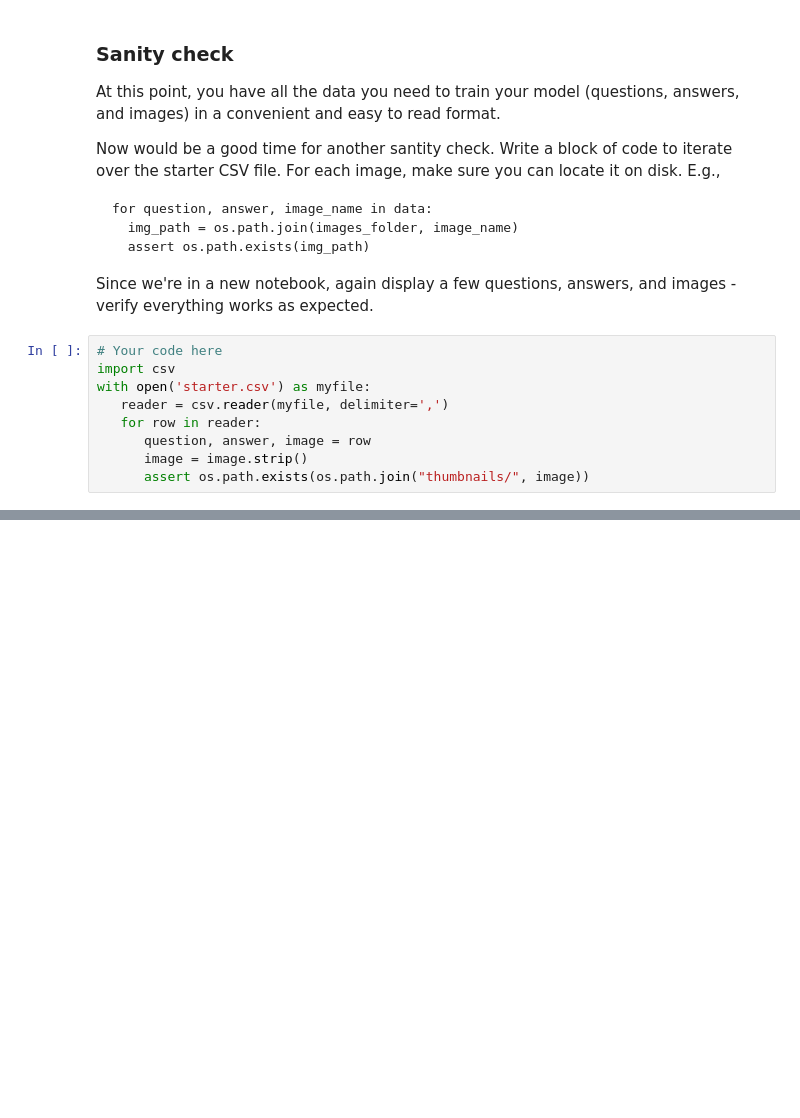
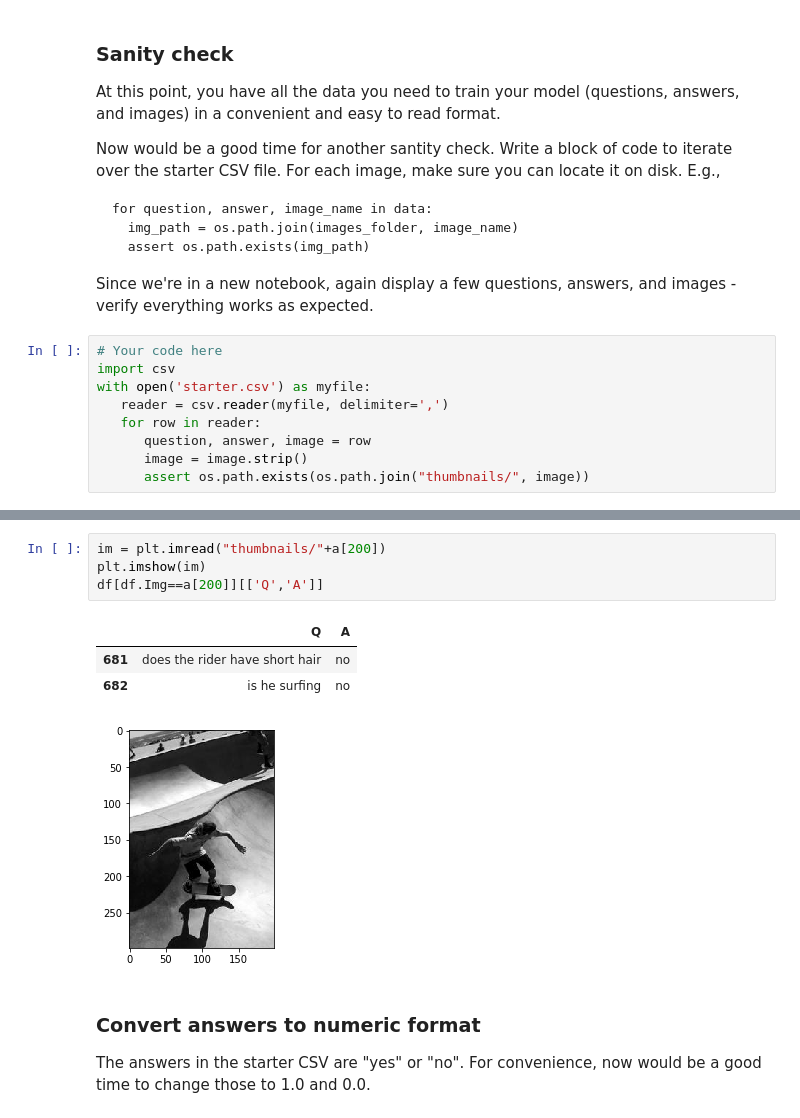
Before and after one commit to ysjbluemoon/Applied-Deep-Learning, a Jupyter notebook: Assignment 4/a4_2.ipynb, the cells around one changed output, grey strips where cells are left out. Cells and saved outputs as stored; diff of their text form; blank space fills up the shorter version.

```diff
--- a/Assignment 4/a4_2.ipynb
+++ b/Assignment 4/a4_2.ipynb
@@ -99,0 +128,13 @@ with open('starter.csv') as myfile:
+# %%
+im = plt.imread("thumbnails/"+a[200])
+plt.imshow(im)
+df[df.Img==a[200]][['Q','A']]
+# %% [output]
+|  | Q | A |
+| 681 | does the rider have short hair | no |
+| 682 | is he surfing | no |
+[figure, added]
+# %% [markdown]
+### Convert answers to numeric format
+
+The answers in the starter CSV are "yes" or "no". For convenience, now would be a good time to change those to 1.0 and 0.0.
```
Also changed, not shown: parts of 14 cells of this notebook.
